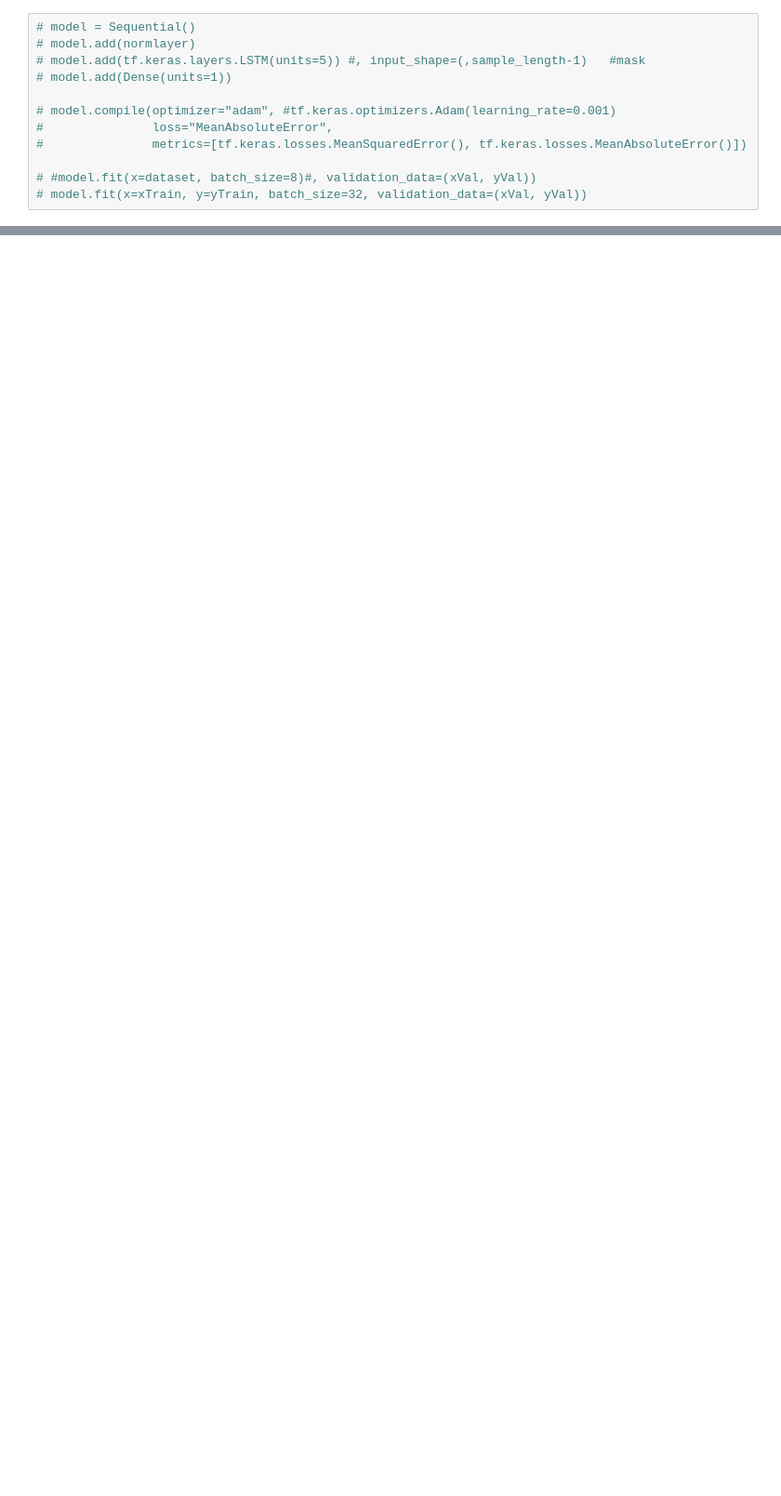
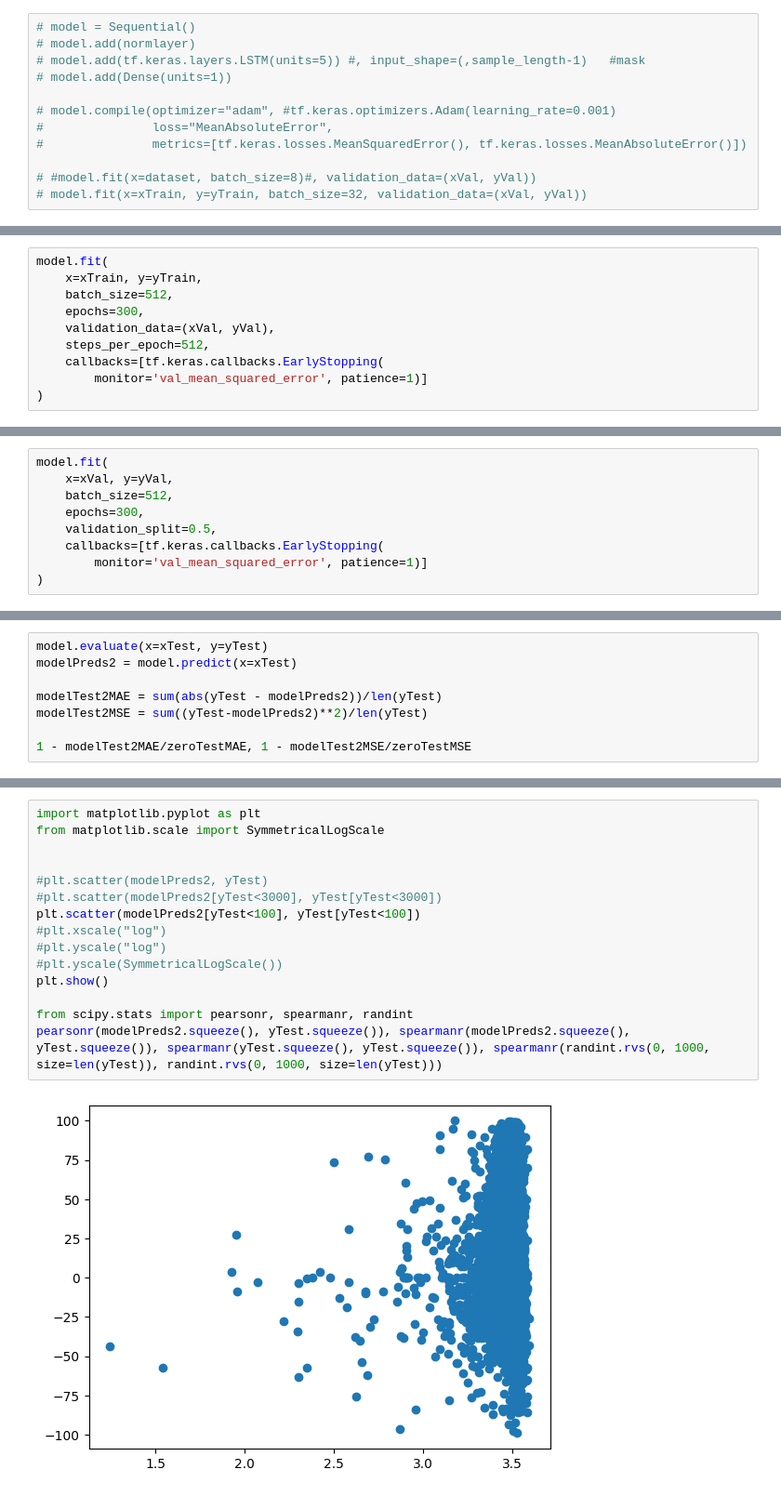
Before and after one commit to rrobberobin/MLStockForecasting, a Jupyter notebook: LSTM.ipynb, the cells around one changed output, grey strips where cells are left out. Shown at 93% size. Saved outputs shown, nothing was run; the diff lists cells and outputs as text; blank space fills up the shorter version.

```diff
--- a/LSTM.ipynb
+++ b/LSTM.ipynb
@@ -190,0 +318,10 @@ Value             |Best Value So Far |Hyperparameter
+# %%
+model.fit(
+    x=xTrain, y=yTrain,
+    batch_size=512,
+    epochs=300,
+    validation_data=(xVal, yVal),
+    steps_per_epoch=512,
+    callbacks=[tf.keras.callbacks.EarlyStopping(
+        monitor='val_mean_squared_error', patience=1)]
+)
@@ -190,0 +370,9 @@ Value             |Best Value So Far |Hyperparameter
+# %%
+model.fit(
+    x=xVal, y=yVal,
+    batch_size=512,
+    epochs=300,
+    validation_split=0.5,
+    callbacks=[tf.keras.callbacks.EarlyStopping(
+        monitor='val_mean_squared_error', patience=1)]
+)
@@ -190,0 +397,8 @@ Value             |Best Value So Far |Hyperparameter
+# %%
+model.evaluate(x=xTest, y=yTest)
+modelPreds2 = model.predict(x=xTest)
+
+modelTest2MAE = sum(abs(yTest - modelPreds2))/len(yTest)
+modelTest2MSE = sum((yTest-modelPreds2)**2)/len(yTest)
+
+1 - modelTest2MAE/zeroTestMAE, 1 - modelTest2MSE/zeroTestMSE
@@ -190,0 +409,17 @@ Value             |Best Value So Far |Hyperparameter
+# %%
+import matplotlib.pyplot as plt
+from matplotlib.scale import SymmetricalLogScale
+
+
+#plt.scatter(modelPreds2, yTest)
+#plt.scatter(modelPreds2[yTest<3000], yTest[yTest<3000])
+plt.scatter(modelPreds2[yTest<100], yTest[yTest<100])
+#plt.xscale("log")
+#plt.yscale("log")
+#plt.yscale(SymmetricalLogScale())
+plt.show()
+
+from scipy.stats import pearsonr, spearmanr, randint
+pearsonr(modelPreds2.squeeze(), yTest.squeeze()), spearmanr(modelPreds2.squeeze(), yTest.squeeze()), spearmanr(yTest.squeeze(), yTest.squeeze()), spearmanr(randint.rvs(0, 1000, size=len(yTest)), randint.rvs(0, 1000, size=len(yTest)))
+# %% [output]
+[figure, added]
```
Also changed, not shown: parts of 18 cells of this notebook.
